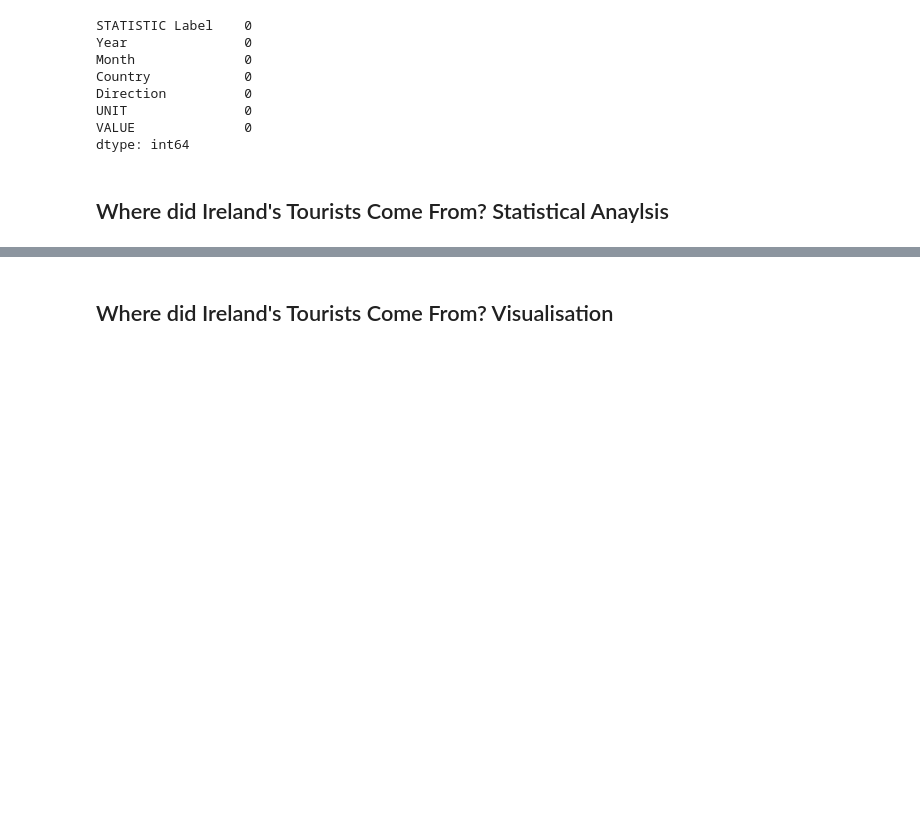
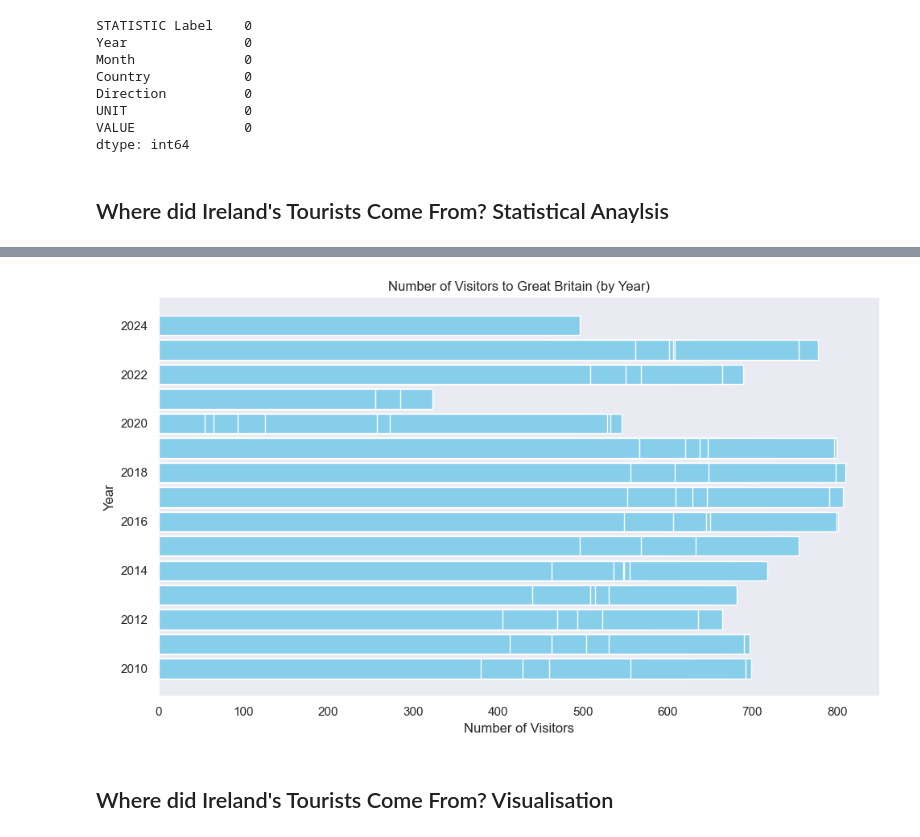
Before and after one commit to CoreyLouiseHughes/CA1_Tourism_CoreyHughes, a Jupyter notebook: Tourism_CA1.ipynb, the cells around one changed output, grey strips where cells are left out. Cells and saved outputs as stored; diff of their text form; code cells hidden in the pictures; blank space fills up the shorter version.

```diff
--- a/Tourism_CA1.ipynb
+++ b/Tourism_CA1.ipynb
@@ -168,3 +177,6 @@ VALUE              0
 dtype: int64
 # %% [markdown]
 ## Where did Ireland's Tourists Come From? Statistical Anaylsis
+# %%
+# renaming dataframe for convinence
+dataframe = df_filtered.rename_axis(None)
@@ -171,3 +218,24 @@ dtype: int64
+# %%
+import matplotlib.pyplot as plt
+
+# Assuming your DataFrame is named dataframe
+
+# Filter the DataFrame for data related to Great Britain
+gb_dataframe = dataframe[dataframe['Country'] == 'Great Britain']
+
+# Create the horizontal bar plot
+plt.figure(figsize=(10, 6))
+plt.barh(gb_dataframe['Year'], gb_dataframe['VALUE'], color='skyblue')
+plt.title('Number of Visitors to Great Britain (by Year)')
+plt.xlabel('Number of Visitors')
+plt.ylabel('Year')
+plt.grid(False)  # Turn off grid lines
+plt.tight_layout()
+
+# Show the plot
+plt.show()
+# %% [output]
+[figure, added]
 # %% [markdown]
 ## Where did Ireland's Tourists Come From? Visualisation
 # %%
```
Also changed, not shown: parts of 6 cells of this notebook.
